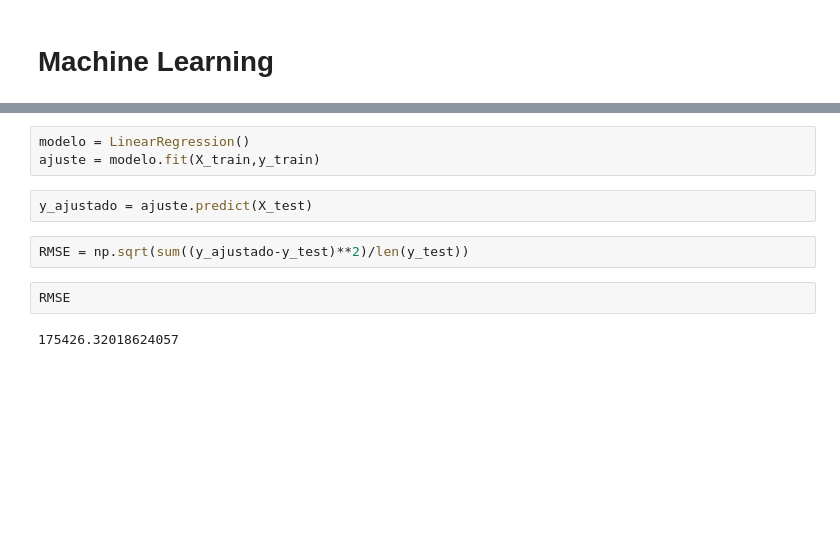
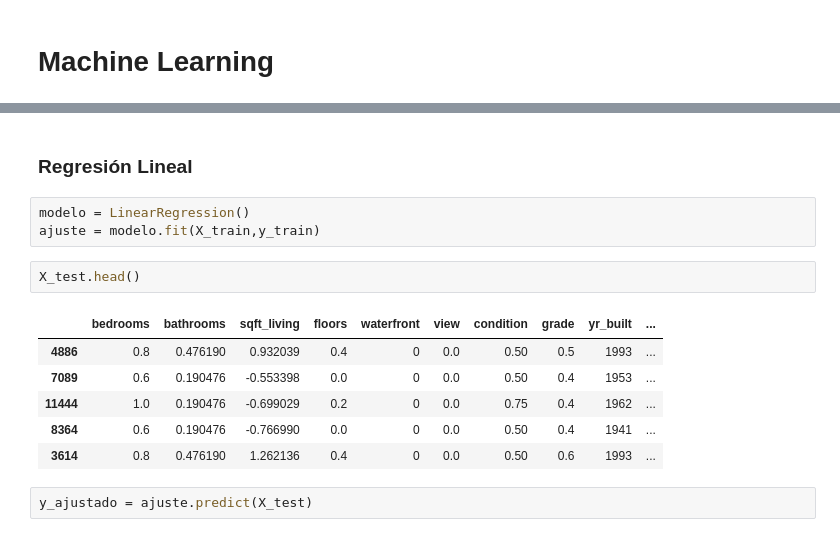
Before and after one commit to sebmatecho/CienciaDeDatos, a Jupyter notebook: ProyectoPreciosCasas/notebook/Machine Learning.ipynb, the cells around one changed output, grey strips where cells are left out. Cells and saved outputs as stored; diff of their text form; blank space fills up the shorter version.

Commit message:
Preparación de datos y Regresión incluidass

```diff
--- a/ProyectoPreciosCasas/notebook/Machine Learning.ipynb
+++ b/ProyectoPreciosCasas/notebook/Machine Learning.ipynb
@@ -189,11 +326,16 @@ X_train, X_test, y_train, y_test = train_test_split(X, y, test_size=0.25, random
+# %% [markdown]
+### Regresión Lineal
 # %%
 modelo = LinearRegression()
 ajuste = modelo.fit(X_train,y_train)
+# %%
+X_test.head()
+# %% [output]
+|  | bedrooms | bathrooms | sqft_living | floors | waterfront | view | condition | grade | yr_built | ... |
+| 4886 | 0.8 | 0.476190 | 0.932039 | 0.4 | 0 | 0.0 | 0.50 | 0.5 | 1993 | ... |
+| 7089 | 0.6 | 0.190476 | -0.553398 | 0.0 | 0 | 0.0 | 0.50 | 0.4 | 1953 | ... |
+| 11444 | 1.0 | 0.190476 | -0.699029 | 0.2 | 0 | 0.0 | 0.75 | 0.4 | 1962 | ... |
+| 8364 | 0.6 | 0.190476 | -0.766990 | 0.0 | 0 | 0.0 | 0.50 | 0.4 | 1941 | ... |
+| 3614 | 0.8 | 0.476190 | 1.262136 | 0.4 | 0 | 0.0 | 0.50 | 0.6 | 1993 | ... |
 # %%
 y_ajustado = ajuste.predict(X_test)
-# %%
-RMSE = np.sqrt(sum((y_ajustado-y_test)**2)/len(y_test))
-# %%
-RMSE
-# %% [output]
-175426.32018624057
```
Also changed, not shown: parts of 43 cells of this notebook, 8 other files.
